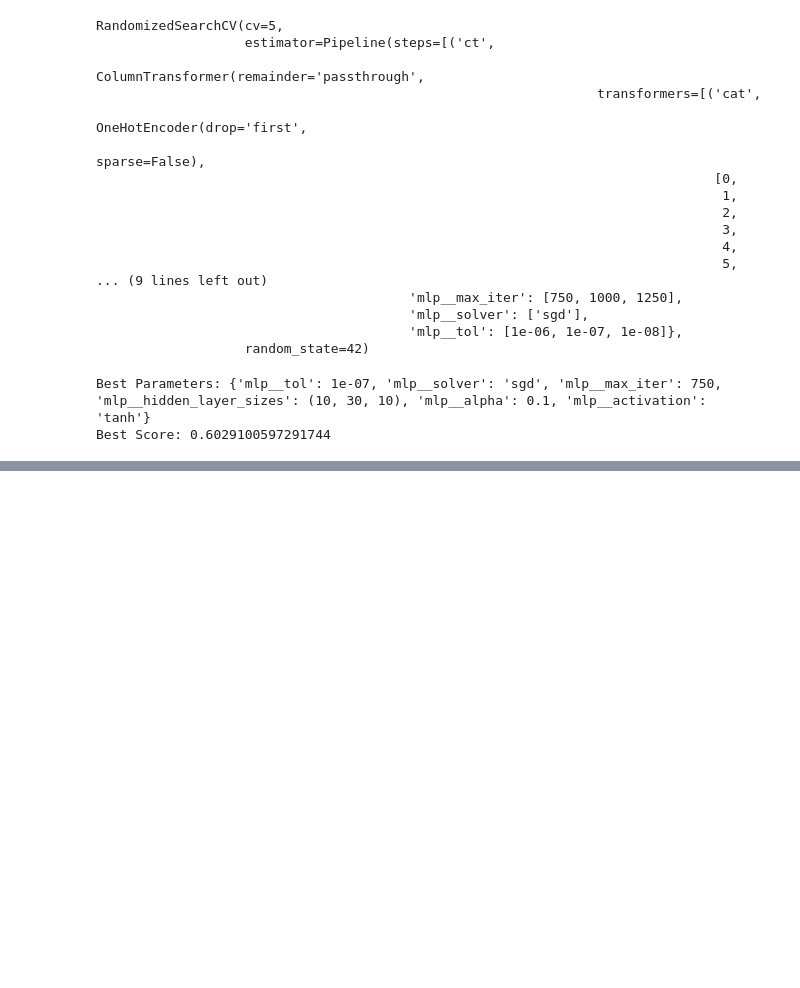
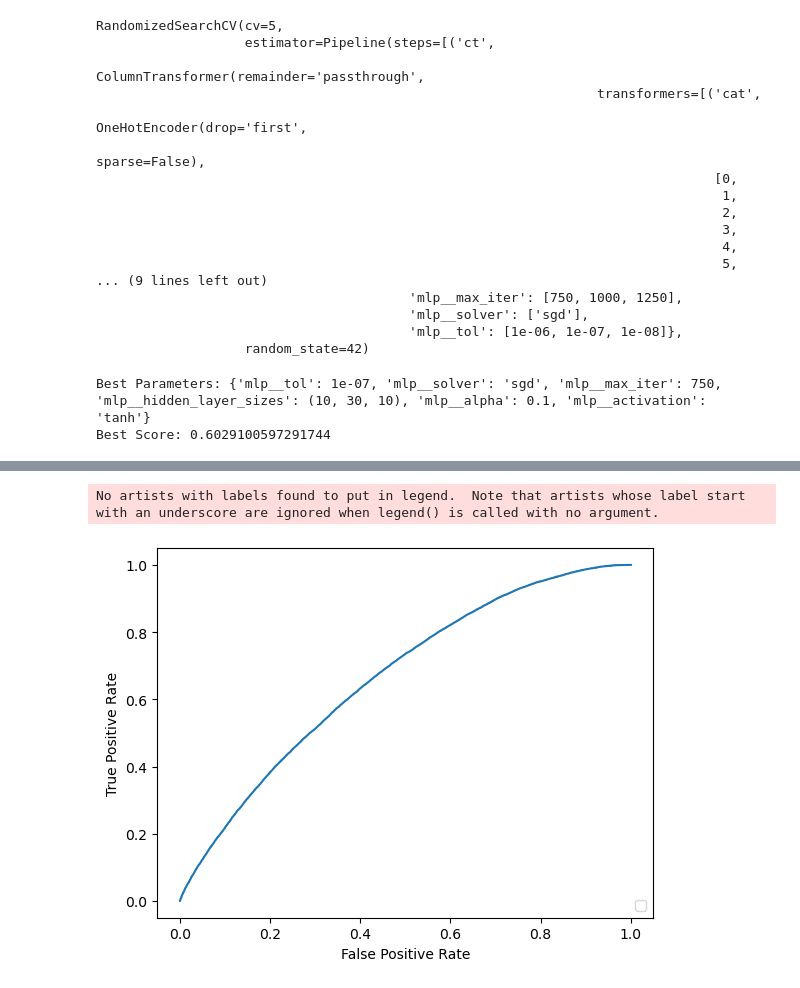
Before and after one commit to basstraining/pitch_predictor, a Jupyter notebook: notebooks/nathan_win_modeling_mlp.ipynb, the cells around one changed output, grey strips where cells are left out. Saved outputs shown, nothing was run; the diff lists cells and outputs as text; code cells hidden in the pictures; blank space fills up the shorter version.

```diff
--- a/notebooks/nathan_win_modeling_mlp.ipynb
+++ b/notebooks/nathan_win_modeling_mlp.ipynb
@@ -185,0 +202,8 @@ Best Score: 0.6029100597291744
+# %%
+y_train_score = mlp_best.predict_proba(X_train_transformed)[:, 1]
+
+fpr2, tpr2, _ = roc_curve(y_train, y_train_score, pos_label=mlp_best.classes_[1])
+roc_display = RocCurveDisplay(fpr=fpr2, tpr=tpr2).plot();
+# %% [output]
+No artists with labels found to put in legend.  Note that artists whose label start with an underscore are ignored when legend() is called with no argument.
+[figure, added]
```
Also changed, not shown: parts of 7 cells of this notebook.
